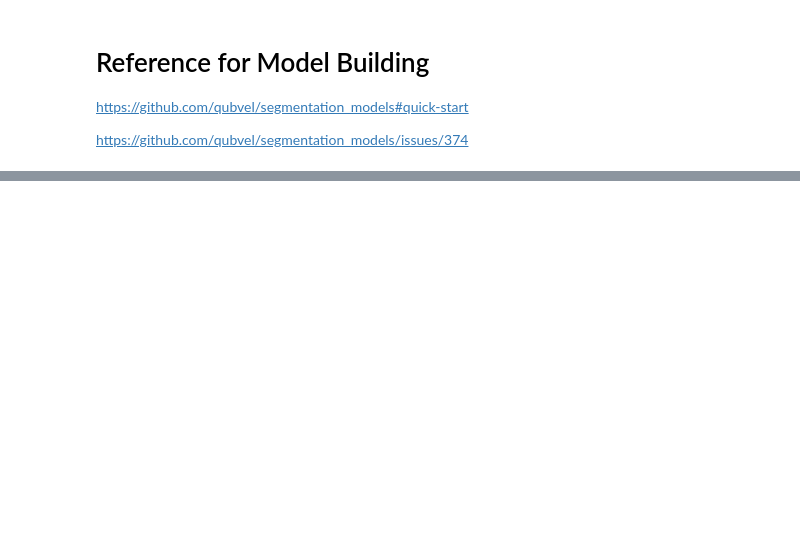
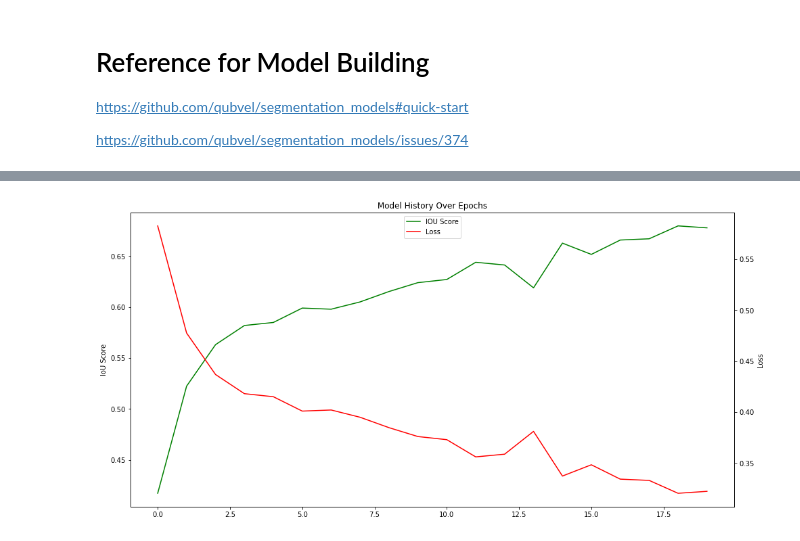
Before and after one commit to lucamarini22/food-recognition-challenge, a Jupyter notebook: food-recognition-challenge.ipynb, the cells around one changed output, grey strips where cells are left out. Saved outputs shown, nothing was run; the diff lists cells and outputs as text; code cells hidden in the pictures; blank space fills up the shorter version.

```diff
--- a/food-recognition-challenge.ipynb
+++ b/food-recognition-challenge.ipynb
@@ -228,8 +266,10 @@ def getAugs(imgs, msks, K):
     img_lst = imgs.copy()
     msk_lst = msks.copy()
 
-    for i in range(K):
-        n = random.randrange(length)
+    # Create a list of random indices without duplicates
+    rand = random.sample(range(length), K)
+
+    for n in rand:
         img_aug, msk_aug = augment_img(imgs[n], msks[n])
 
         img_lst.append(img_aug)
@@ -243,7 +283,7 @@ def getAugs(imgs, msks, K):
     return img_lst, msk_lst
 # %%
 # Augment a given number of images and masks
-aug_images, aug_masks = getAugs(images, masks, 200)
+aug_images, aug_masks = getAugs(images, masks, 300)
 
 # Show the number of augmented images and masks
 print('Number of augmented images: {}'.format(len(aug_images)))
@@ -263,4 +324,4 @@ import segmentation_models as sm
 # Define the model to be trained
 BACKBONE = 'resnet34'
 model = sm.Unet(BACKBONE, encoder_weights='imagenet')
-model.compile('Adam', loss=sm.losses.bce_jaccard_loss, metrics=[sm.metrics.iou_score])
+model.compile('Adam', loss=sm.losses.jaccard_loss, metrics=[sm.metrics.iou_score, sm.metrics.precision, sm.metrics.recall])
@@ -267,3 +331,3 @@ model.compile('Adam', loss=sm.losses.bce_jaccard_loss, metrics=[sm.metrics.iou_s
 # %%
 # Train the defined model on the dataset
-history = model.fit(x=np.array(aug_images), y=np.array(aug_masks), batch_size=16, epochs=10)
+history = model.fit(x=np.array(aug_images), y=np.array(aug_masks), batch_size=20, epochs=20)
@@ -270,18 +352,20 @@ history = model.fit(x=np.array(aug_images), y=np.array(aug_masks), batch_size=16
 # %%
 # Plot the loss and iou score over the epochs
 fig = plt.figure(figsize=(16, 8))
 ax1 = fig.add_subplot(111)
 ax2 = ax1.twinx()
 
 p1, = ax1.plot(history.history['iou_score'], 'g')
-ax1.set_ylabel('IOU Score')
+ax1.set_ylabel('IoU Score')
 
 p2, = ax2.plot(history.history['loss'], 'r')
 ax2.set_ylabel('Loss')
 
 ax1.legend([p1, p2], ['IOU Score', 'Loss'], loc='upper center')
 
 plt.title('Model History Over Epochs')
 plt.xlabel('Epochs')
 
 plt.show()
+# %% [output]
+[figure, added]
```
Also changed, not shown: parts of 13 cells of this notebook.
